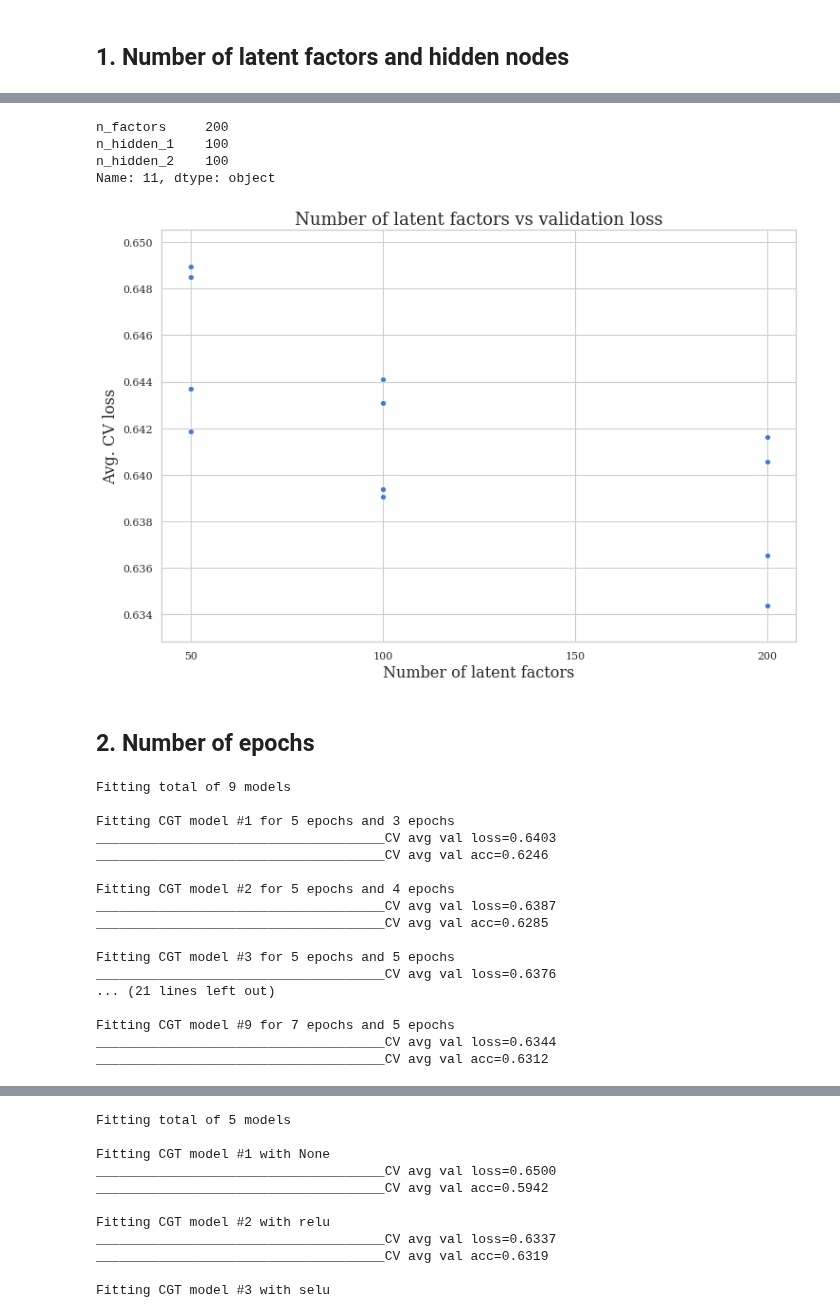
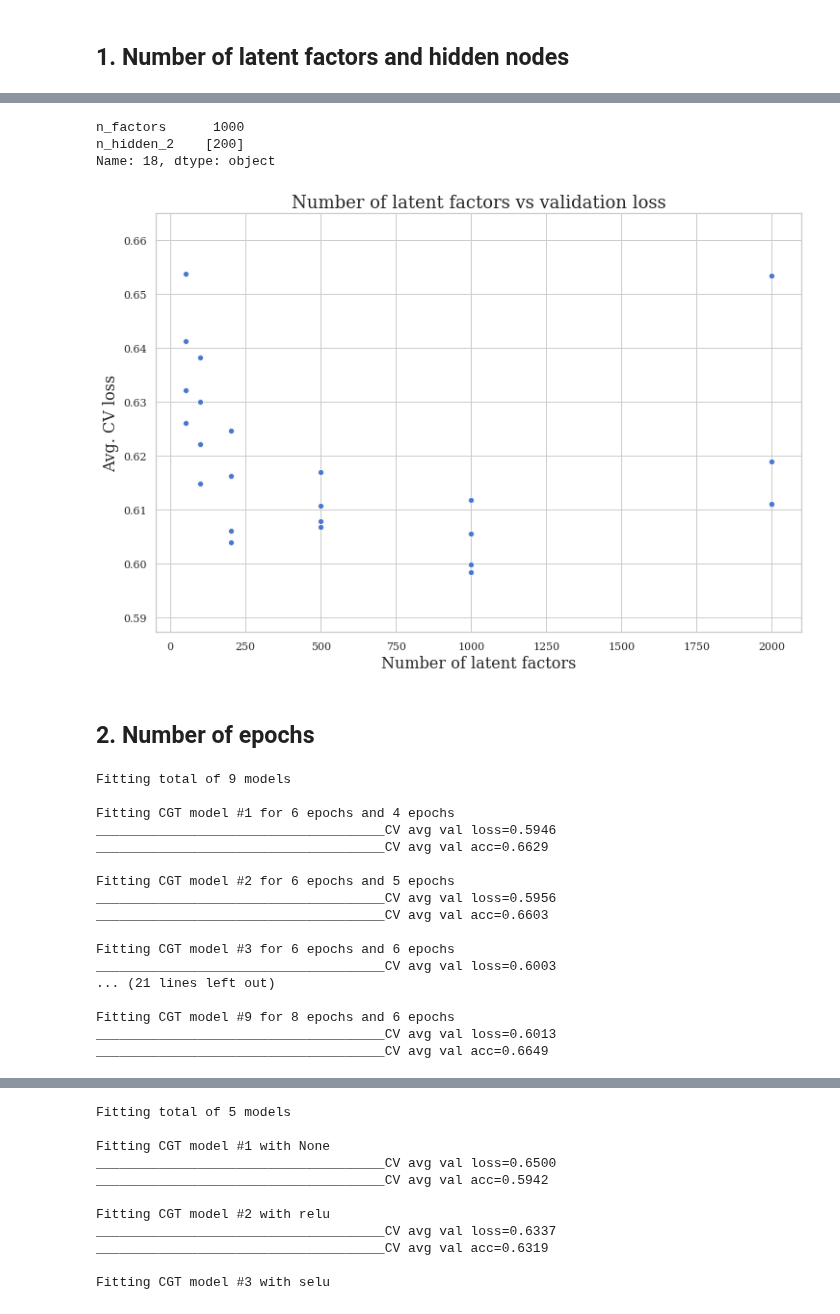
Before and after one commit to James-Leslie/deep-collaborative-filtering, a Jupyter notebook: tf-movielens100k.ipynb, the cells around one changed output, grey strips where cells are left out. Saved outputs shown, nothing was run; the diff lists cells and outputs as text; code cells hidden in the pictures.

Commit message:
widened grid search

```diff
--- a/tf-movielens100k.ipynb
+++ b/tf-movielens100k.ipynb
@@ -156,9 +156,8 @@ for i in trange(3, desc='1st loop'):
 from sklearn.model_selection import KFold
 # %%
 # hyper parameters
-HP_N_FACTORS = [50, 100, 200]
-HP_N_HIDDEN_1 = [50, 100]
-HP_N_HIDDEN_2 = [50, 100]
+HP_N_FACTORS = [200, 500, 1000, 1500, 2000]
+HP_N_HIDDEN_2 = [[50], [100], [200], [500]]
 # %%
 # dataframe to store results of grid search
 grid_results = []
@@ -322,29 +314,28 @@ plt.show()
 # %%
-best_rating_hparams = grid_results.iloc[0,:][['n_factors' ,'n_hidden_1', 'n_hidden_2']]
+best_rating_hparams = grid_results.iloc[0,:][['n_factors', 'n_hidden_2']]
 best_rating_hparams
 # %% [output]
-n_factors     200
-n_hidden_1    100
-n_hidden_2    100
-Name: 11, dtype: object
+n_factors      1000
+n_hidden_2    [200]
+Name: 18, dtype: object
 # %%
 plt.figure(figsize=(12,8))
 sns.scatterplot(x='n_factors',
                 y='val_loss',
 #                 hue='n_hidden_2',
 #                 size='n_hidden_2',
 #                 palette='Set3',
                 data=grid_results)
 
 plt.title('Number of latent factors vs validation loss', fontsize=18)
 plt.xlabel('Number of latent factors', fontsize=16)
-plt.xticks([50,100,150,200])
+# plt.xticks([100,200,300,400,500,600,700,800,900,1000])
 plt.ylabel('Avg. CV loss', fontsize=16)
 plt.savefig('figures/5_ml100k-latent-factors.pdf', bbox_inches='tight')
 # plt.legend(title='Hidden layer in genre model')
 plt.show()
 # %% [output]
-[figure, old version]
+[figure, new version]
 # %% [markdown]
 ## 2. Number of epochs
 # %%
@@ -379,7 +370,7 @@ for EPOCH_1 in HP_EPOCH_1:
         for train_index, test_index in kf.split(movies):
 
             # get baseline rating predictors for full dataset
-            train, _, _ = get_baseline(df, df.index, df.index)
+            train, _, _ = get_baseline(df, df.index, df.index, 'userId', 'movieId')
 
             # compile both models with search hparams
             model1, model2 = compile_genre_model(
@@ -389,7 +380,7 @@ for EPOCH_1 in HP_EPOCH_1:
                 max_rating=df.rating.max(),
                 mean_rating=df.rating.mean(),
                 n_latent=best_rating_hparams.n_factors,
-                n_hidden_1=best_rating_hparams.n_hidden_1,
+                n_hidden_1=None,
                 n_hidden_2=best_rating_hparams.n_hidden_2
             )
 
@@ -453,21 +444,21 @@ grid_results_2 = grid_results_2[col_order]
 # %% [output]
 Fitting total of 9 models
 
-Fitting CGT model #1 for 5 epochs and 3 epochs
-_____________________________________CV avg val loss=0.6403
-_____________________________________CV avg val acc=0.6246
+Fitting CGT model #1 for 6 epochs and 4 epochs
+_____________________________________CV avg val loss=0.5946
+_____________________________________CV avg val acc=0.6629
 
-Fitting CGT model #2 for 5 epochs and 4 epochs
-_____________________________________CV avg val loss=0.6387
-_____________________________________CV avg val acc=0.6285
+Fitting CGT model #2 for 6 epochs and 5 epochs
+_____________________________________CV avg val loss=0.5956
+_____________________________________CV avg val acc=0.6603
 
-Fitting CGT model #3 for 5 epochs and 5 epochs
-_____________________________________CV avg val loss=0.6376
+Fitting CGT model #3 for 6 epochs and 6 epochs
+_____________________________________CV avg val loss=0.6003
 ... (21 lines left out)
 
-Fitting CGT model #9 for 7 epochs and 5 epochs
-_____________________________________CV avg val loss=0.6344
-_____________________________________CV avg val acc=0.6312
+Fitting CGT model #9 for 8 epochs and 6 epochs
+_____________________________________CV avg val loss=0.6013
+_____________________________________CV avg val acc=0.6649
 # %%
 # get best 5 models
 grid_results_2 = grid_results_2.sort_values('val_loss')
```
Also changed, not shown: parts of 24 cells of this notebook, 5 other files.
